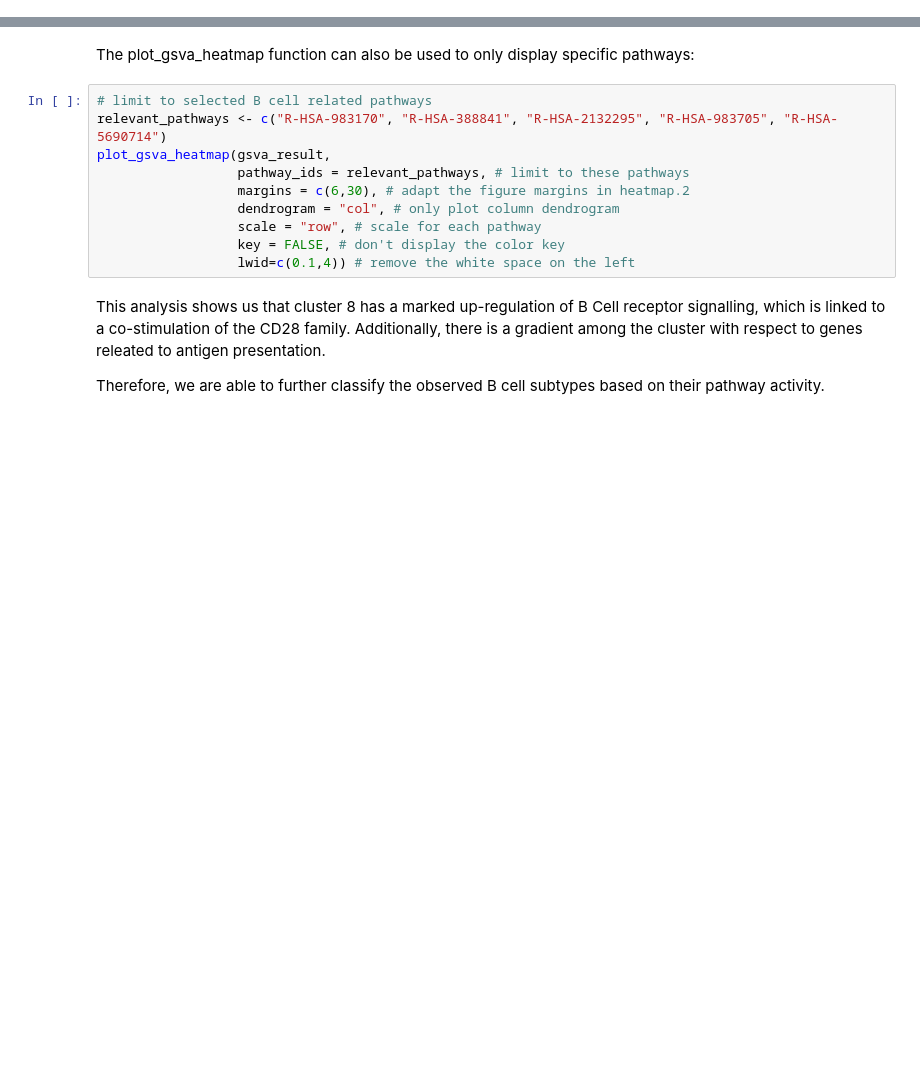
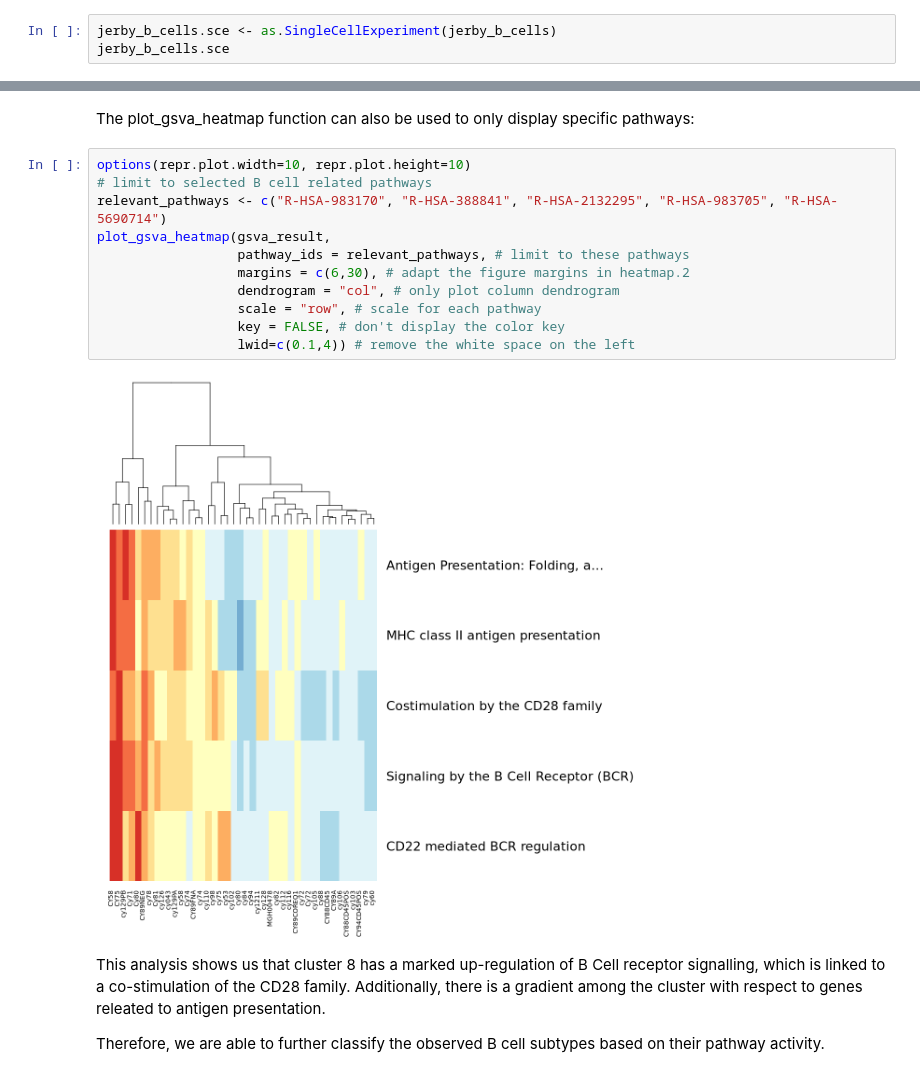
Before and after one commit to IgnatiusPang/reactomeworkshop, a Jupyter notebook: Reactome_GSA_single_cell.ipynb, the cells around one changed output, grey strips where cells are left out. Cells and saved outputs as stored; diff of their text form; blank space fills up the shorter version.

```diff
--- a/Reactome_GSA_single_cell.ipynb
+++ b/Reactome_GSA_single_cell.ipynb
@@ -72,0 +118,3 @@ jerby_b_cells <- CreateSeuratObject( counts = counts,
+# %%
+jerby_b_cells.sce <- as.SingleCellExperiment(jerby_b_cells)
+jerby_b_cells.sce
@@ -134,15 +240,18 @@ plot_gsva_pathway(gsva_result, pathway_id = rownames(max_difference)[1])
 # %% [markdown]
 The plot_gsva_heatmap function can also be used to only display specific pathways:
 # %%
+options(repr.plot.width=10, repr.plot.height=10)
 # limit to selected B cell related pathways
 relevant_pathways <- c("R-HSA-983170", "R-HSA-388841", "R-HSA-2132295", "R-HSA-983705", "R-HSA-5690714")
 plot_gsva_heatmap(gsva_result,
                   pathway_ids = relevant_pathways, # limit to these pathways
                   margins = c(6,30), # adapt the figure margins in heatmap.2
                   dendrogram = "col", # only plot column dendrogram
                   scale = "row", # scale for each pathway
                   key = FALSE, # don't display the color key
                   lwid=c(0.1,4)) # remove the white space on the left
+# %% [output]
+[figure, added]
 # %% [markdown]
 This analysis shows us that cluster 8 has a marked up-regulation of B Cell receptor signalling, which is linked to a co-stimulation of the CD28 family. Additionally, there is a gradient among the cluster with respect to genes releated to antigen presentation.
 
```
Also changed, not shown: parts of 21 cells of this notebook, 2 other files.
